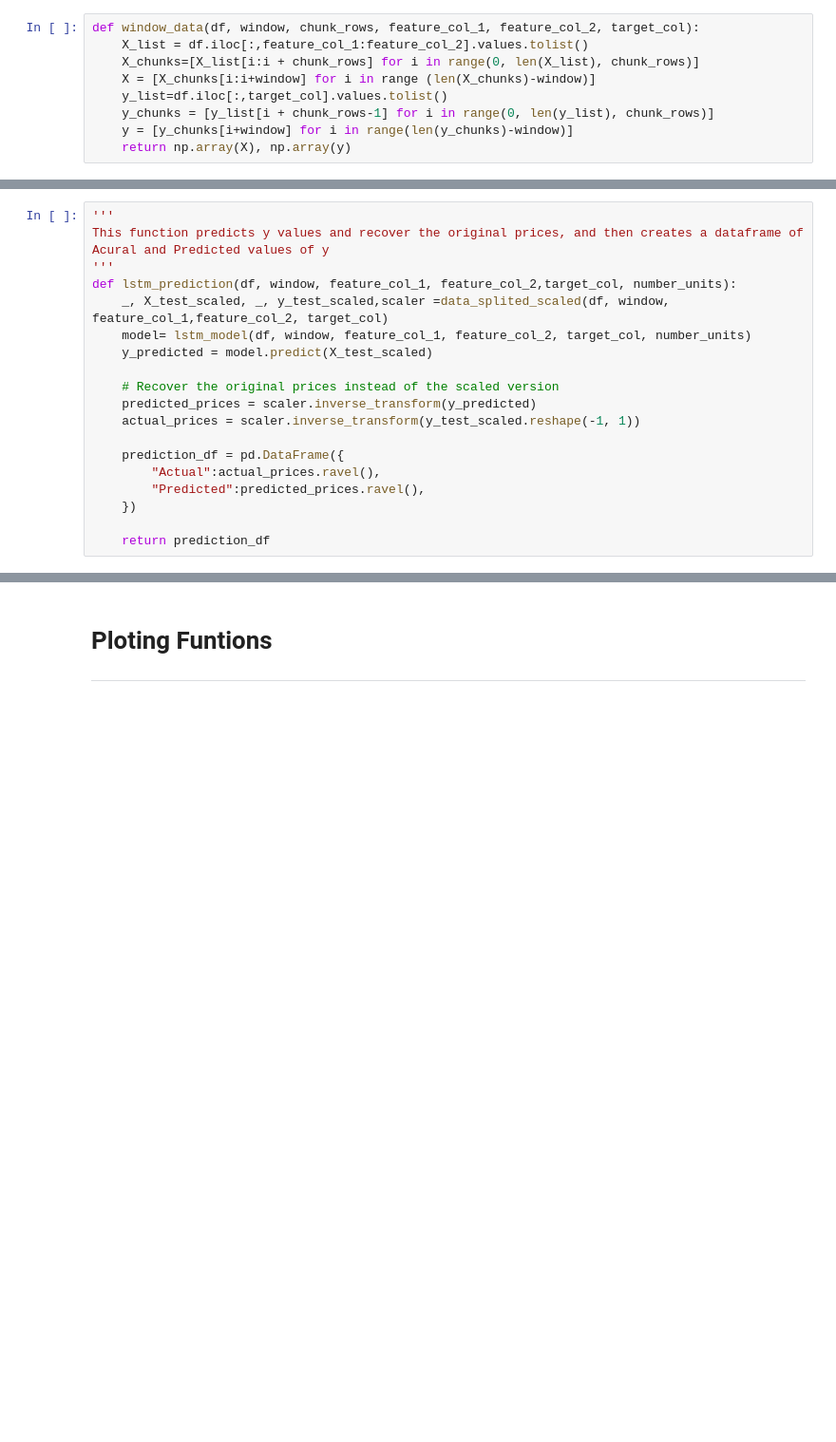
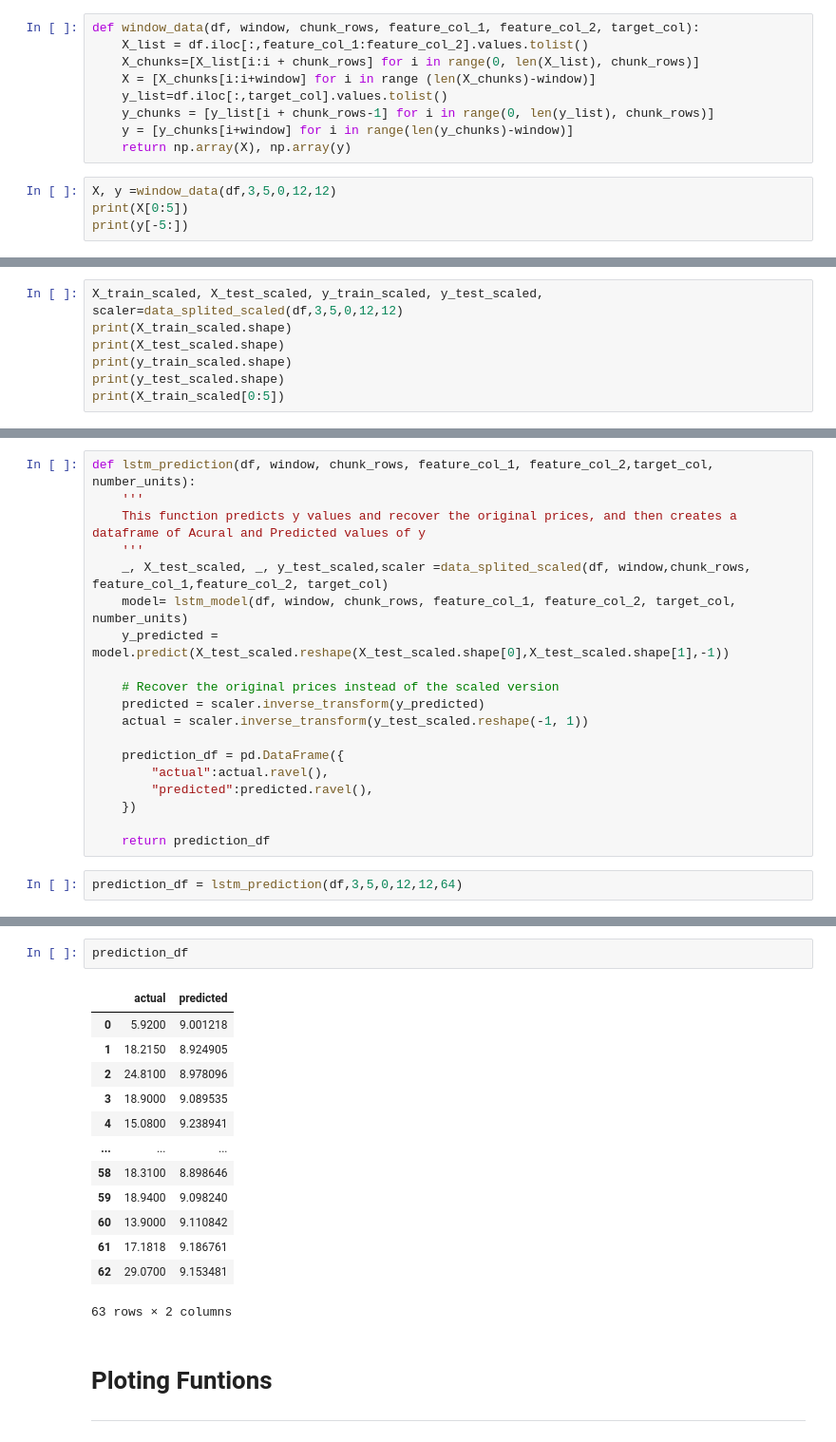
Before and after one commit to laramiedunlap/Project2, a Jupyter notebook: ying.ipynb, the cells around one changed output, grey strips where cells are left out. Shown: that part at 95% size. Cells and saved outputs as stored; diff of their text form; blank space fills up the shorter version.

```diff
--- a/ying.ipynb
+++ b/ying.ipynb
@@ -45,3 +305,7 @@ def window_data(df, window, chunk_rows, feature_col_1, feature_col_2, target_col
     y_chunks = [y_list[i + chunk_rows-1] for i in range(0, len(y_list), chunk_rows)]
     y = [y_chunks[i+window] for i in range(len(y_chunks)-window)]
     return np.array(X), np.array(y)
+# %%
+X, y =window_data(df,3,5,0,12,12)
+print(X[0:5])
+print(y[-5:])
@@ -82,2 +365,9 @@ def data_splited_scaled(df, window, feature_col_1,feature_col_2, target_col):
 
     return X_train_scaled, X_test_scaled, y_train_scaled, y_test_scaled, scaler
+# %%
+X_train_scaled, X_test_scaled, y_train_scaled, y_test_scaled, scaler=data_splited_scaled(df,3,5,0,12,12)
+print(X_train_scaled.shape)
+print(X_test_scaled.shape)
+print(y_train_scaled.shape)
+print(y_test_scaled.shape)
+print(X_train_scaled[0:5])
@@ -132,19 +492,21 @@ def lstm_evaluation(df, window, feature_col_1, feature_col_2, target_col, number
 # %%
-'''
-This function predicts y values and recover the original prices, and then creates a dataframe of Acural and Predicted values of y
-'''
-def lstm_prediction(df, window, feature_col_1, feature_col_2,target_col, number_units):
-    _, X_test_scaled, _, y_test_scaled,scaler =data_splited_scaled(df, window, feature_col_1,feature_col_2, target_col)
-    model= lstm_model(df, window, feature_col_1, feature_col_2, target_col, number_units)
-    y_predicted = model.predict(X_test_scaled)
+def lstm_prediction(df, window, chunk_rows, feature_col_1, feature_col_2,target_col, number_units):
+    '''
+    This function predicts y values and recover the original prices, and then creates a dataframe of Acural and Predicted values of y
+    '''
+    _, X_test_scaled, _, y_test_scaled,scaler =data_splited_scaled(df, window,chunk_rows, feature_col_1,feature_col_2, target_col)
+    model= lstm_model(df, window, chunk_rows, feature_col_1, feature_col_2, target_col, number_units)
+    y_predicted = model.predict(X_test_scaled.reshape(X_test_scaled.shape[0],X_test_scaled.shape[1],-1))
 
     # Recover the original prices instead of the scaled version
-    predicted_prices = scaler.inverse_transform(y_predicted)
-    actual_prices = scaler.inverse_transform(y_test_scaled.reshape(-1, 1))
+    predicted = scaler.inverse_transform(y_predicted)
+    actual = scaler.inverse_transform(y_test_scaled.reshape(-1, 1))
 
     prediction_df = pd.DataFrame({
-        "Actual":actual_prices.ravel(),
-        "Predicted":predicted_prices.ravel(),
+        "actual":actual.ravel(),
+        "predicted":predicted.ravel(),
     })
 
     return prediction_df
+# %%
+prediction_df = lstm_prediction(df,3,5,0,12,12,64)
@@ -151,3 +531,19 @@ def lstm_prediction(df, window, feature_col_1, feature_col_2,target_col, number_
+# %%
+prediction_df
+# %% [output]
+|  | actual | predicted |
+| 0 | 5.9200 | 9.001218 |
+| 1 | 18.2150 | 8.924905 |
+| 2 | 24.8100 | 8.978096 |
+| 3 | 18.9000 | 9.089535 |
+| 4 | 15.0800 | 9.238941 |
+| ... | ... | ... |
+| 58 | 18.3100 | 8.898646 |
+| 59 | 18.9400 | 9.098240 |
+| 60 | 13.9000 | 9.110842 |
+| 61 | 17.1818 | 9.186761 |
+| 62 | 29.0700 | 9.153481 |
+63 rows × 2 columns
 # %% [markdown]
 # Ploting Funtions
 ---
```
Also changed, not shown: parts of 28 cells of this notebook.
